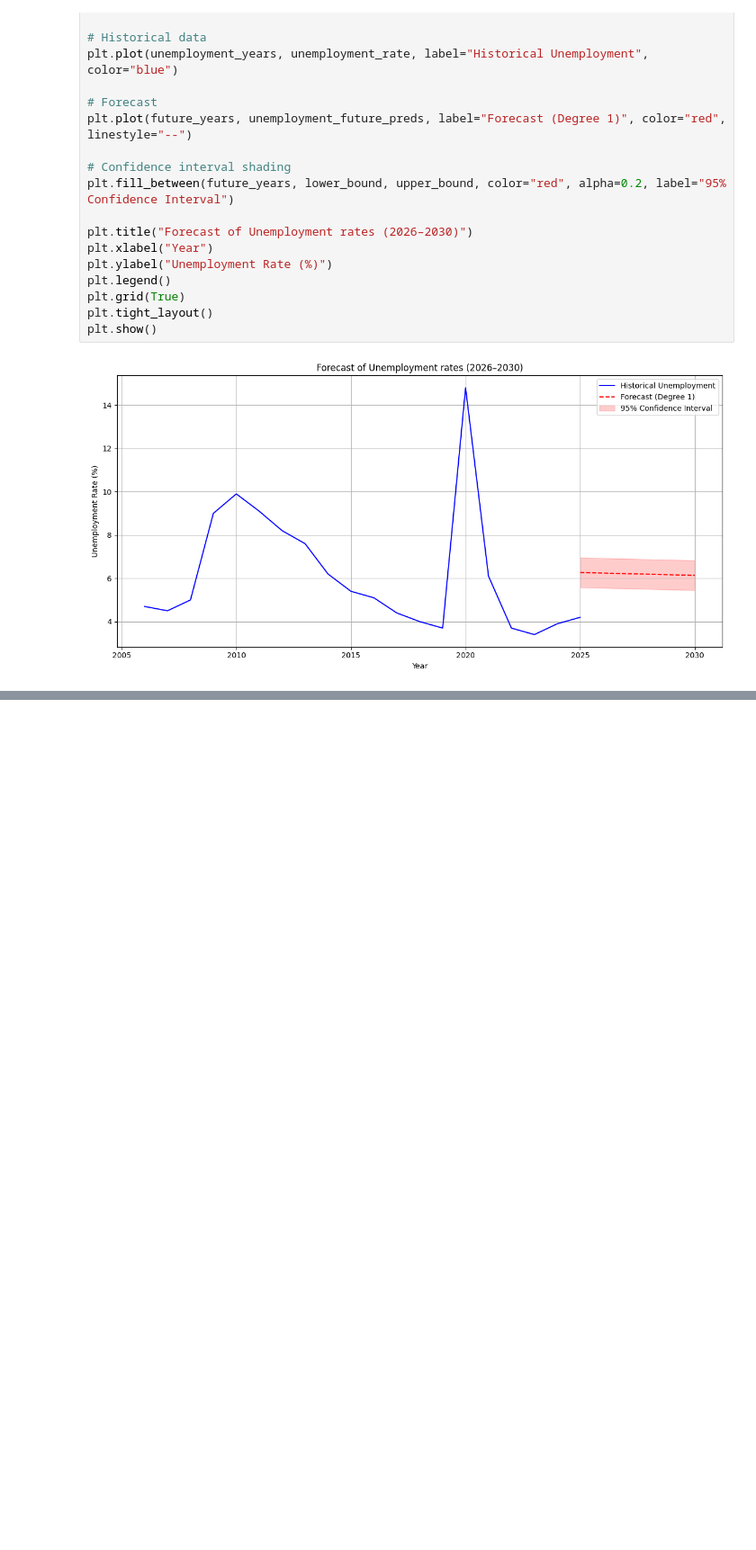
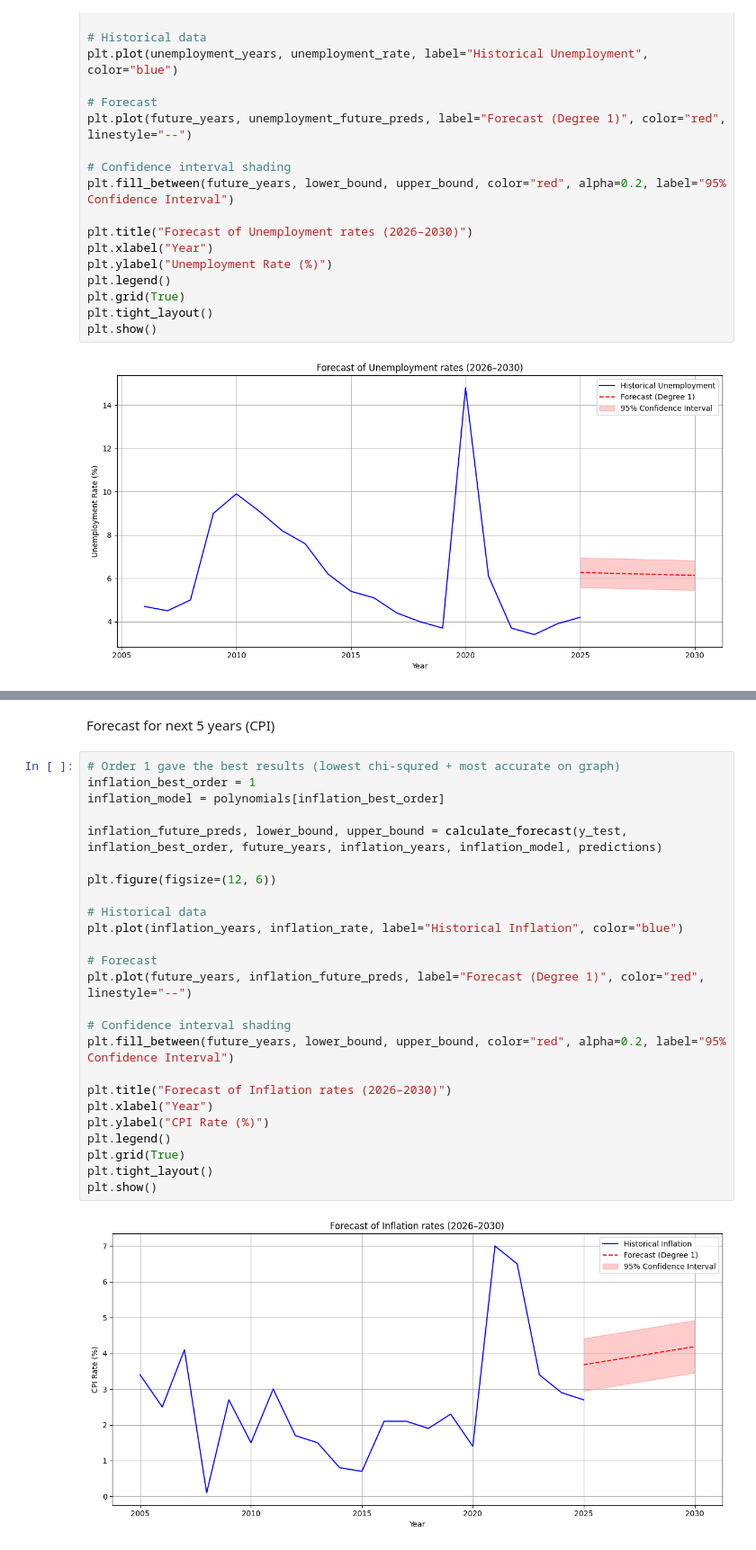
Before and after one commit to AjwadIbnSwalehin/retail-macro-forecasting, a Jupyter notebook: notebooks/general_merchandise.ipynb, the cells around one changed output, grey strips where cells are left out. Shown: that part at 90% size. Drawn from its saved outputs; the diff is of its cells as text; blank space fills up the shorter version.

```diff
--- a/notebooks/general_merchandise.ipynb
+++ b/notebooks/general_merchandise.ipynb
@@ -386,0 +444,29 @@ plt.show()
+# %% [markdown]
+Forecast for next 5 years (CPI)
+# %%
+# Order 1 gave the best results (lowest chi-squred + most accurate on graph)
+inflation_best_order = 1
+inflation_model = polynomials[inflation_best_order]
+
+inflation_future_preds, lower_bound, upper_bound = calculate_forecast(y_test, inflation_best_order, future_years, inflation_years, inflation_model, predictions)
+
+plt.figure(figsize=(12, 6))
+
+# Historical data
+plt.plot(inflation_years, inflation_rate, label="Historical Inflation", color="blue")
+
+# Forecast
+plt.plot(future_years, inflation_future_preds, label="Forecast (Degree 1)", color="red", linestyle="--")
+
+# Confidence interval shading
+plt.fill_between(future_years, lower_bound, upper_bound, color="red", alpha=0.2, label="95% Confidence Interval")
+
+plt.title("Forecast of Inflation rates (2026–2030)")
+plt.xlabel("Year")
+plt.ylabel("CPI Rate (%)")
+plt.legend()
+plt.grid(True)
+plt.tight_layout()
+plt.show()
+# %% [output]
+[figure, added]
```
Also changed, not shown: parts of 4 cells of this notebook.
